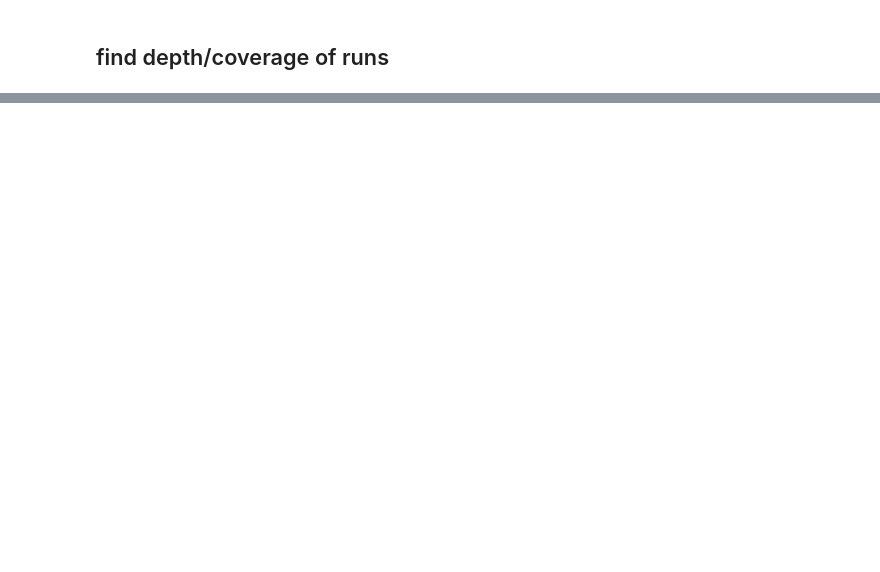
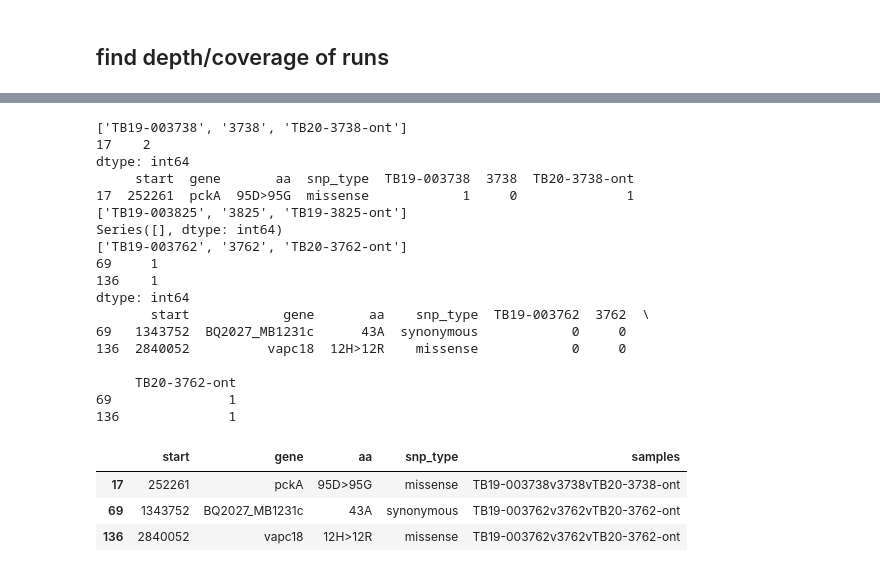
Before and after one commit to dmnfarrell/nanopore-project, a Jupyter notebook: testing.ipynb, the cells around one changed output, grey strips where cells are left out. Saved outputs shown, nothing was run; the diff lists cells and outputs as text; code cells hidden in the pictures; blank space fills up the shorter version.

```diff
--- a/testing.ipynb
+++ b/testing.ipynb
@@ -126,0 +152,42 @@ raxmlHPC-PTHREADS -f a -N 100 -T 8 -m GTRCAT -V -p 29425909 -x 22962119 -n varia
+# %%
+dupsnps=[]
+for i,g in df.groupby('pair'):
+    c = list(g['sample'])
+    print (c)
+    s = csqmat[c]
+    s = s[c].sum(1)
+    s = s[(s>0) &(s<3)]
+    print (s)
+    if len(s)==0:
+        continue
+    found = csqmat.loc[s.index]
+    found['samples'] = 'v'.join(c)
+    dupsnps.append(found)
+    print (found[list(csqmat.columns[:4])+c])
+
+dupsnps=pd.concat(dupsnps)
+cols=list(csqmat.columns[:4])+['samples']
+dupsnps[cols]
+# %% [output]
+['TB19-003738', '3738', 'TB20-3738-ont']
+17    2
+dtype: int64
+     start  gene       aa  snp_type  TB19-003738  3738  TB20-3738-ont
+17  252261  pckA  95D>95G  missense            1     0              1
+['TB19-003825', '3825', 'TB19-3825-ont']
+Series([], dtype: int64)
+['TB19-003762', '3762', 'TB20-3762-ont']
+69     1
+136    1
+dtype: int64
+       start            gene       aa    snp_type  TB19-003762  3762  \
+69   1343752  BQ2027_MB1231c      43A  synonymous            0     0
+136  2840052          vapc18  12H>12R    missense            0     0
+
+     TB20-3762-ont
+69               1
+136              1
+|  | start | gene | aa | snp_type | samples |
+| 17 | 252261 | pckA | 95D>95G | missense | TB19-003738v3738vTB20-3738-ont |
+| 69 | 1343752 | BQ2027_MB1231c | 43A | synonymous | TB19-003762v3762vTB20-3762-ont |
+| 136 | 2840052 | vapc18 | 12H>12R | missense | TB19-003762v3762vTB20-3762-ont |
```
Also changed, not shown: parts of 19 cells of this notebook, 2 other files.
